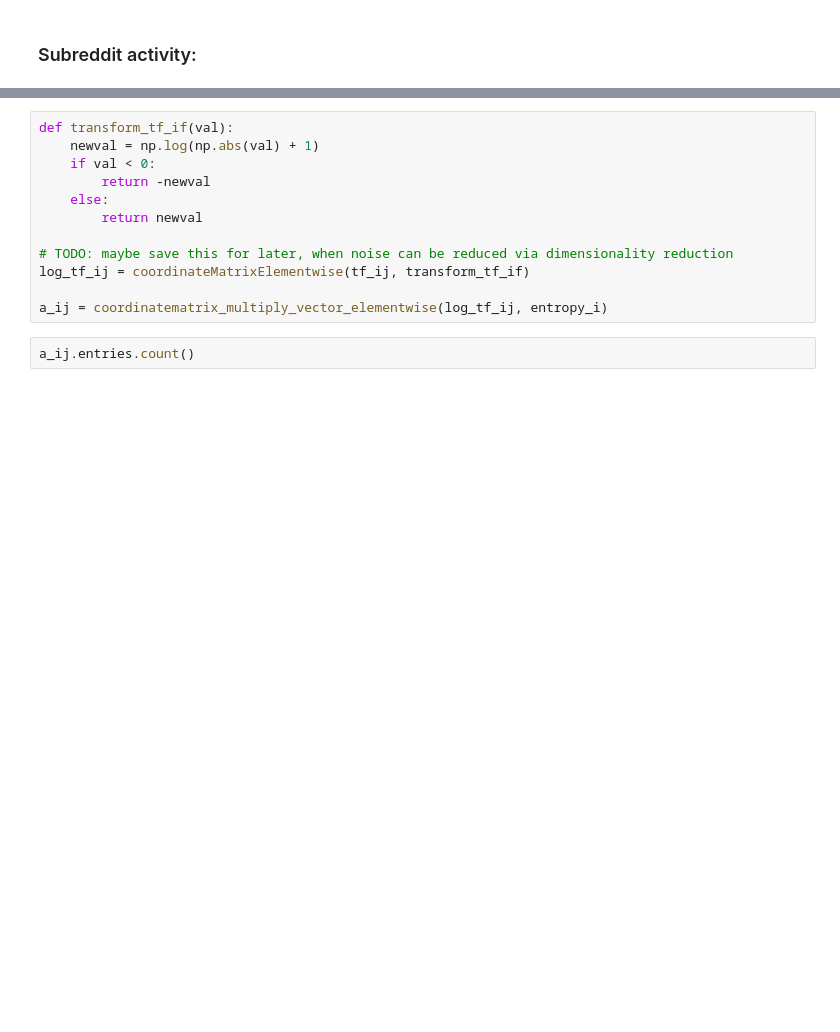
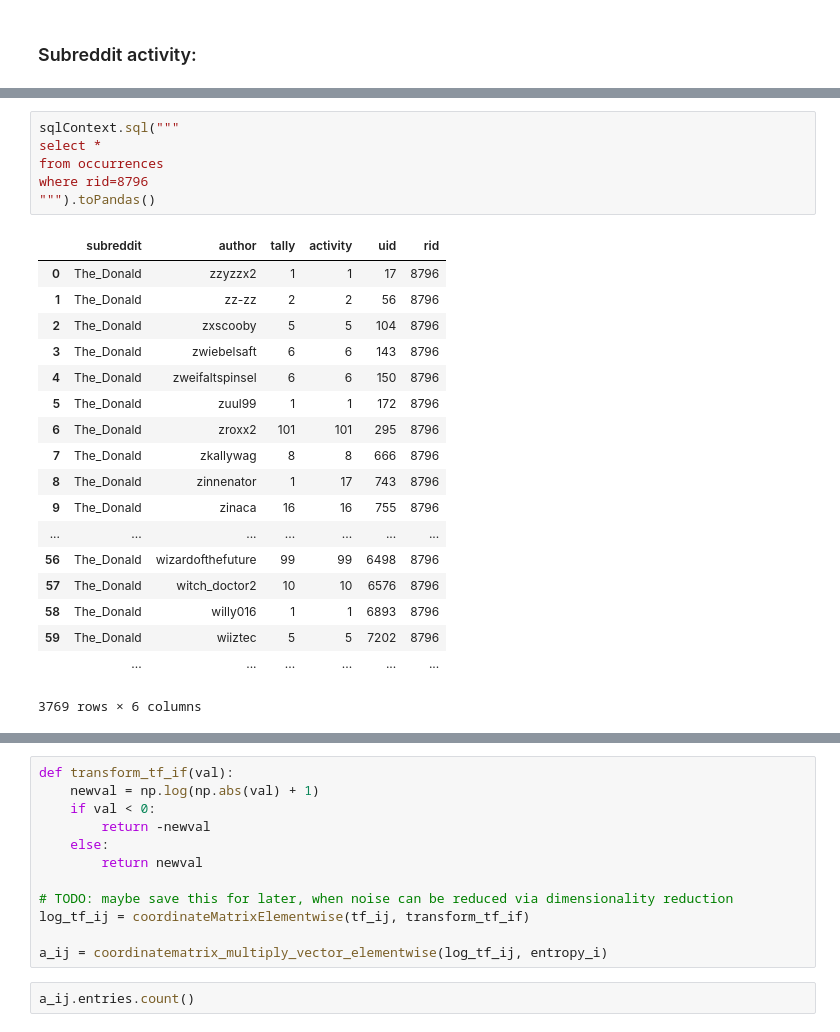
Before and after one commit to hoidn/Reddicommend, a Jupyter notebook: testing.ipynb, the cells around one changed output, grey strips where cells are left out. Cells and saved outputs as stored; diff of their text form; blank space fills up the shorter version.

```diff
--- a/testing.ipynb
+++ b/testing.ipynb
@@ -112,0 +257,25 @@ group by rid
+# %%
+sqlContext.sql("""
+select *
+from occurrences
+where rid=8796
+""").toPandas()
+# %% [output]
+|  | subreddit | author | tally | activity | uid | rid |
+| 0 | The_Donald | zzyzzx2 | 1 | 1 | 17 | 8796 |
+| 1 | The_Donald | zz-zz | 2 | 2 | 56 | 8796 |
+| 2 | The_Donald | zxscooby | 5 | 5 | 104 | 8796 |
+| 3 | The_Donald | zwiebelsaft | 6 | 6 | 143 | 8796 |
+| 4 | The_Donald | zweifaltspinsel | 6 | 6 | 150 | 8796 |
+| 5 | The_Donald | zuul99 | 1 | 1 | 172 | 8796 |
+| 6 | The_Donald | zroxx2 | 101 | 101 | 295 | 8796 |
+| 7 | The_Donald | zkallywag | 8 | 8 | 666 | 8796 |
+| 8 | The_Donald | zinnenator | 1 | 17 | 743 | 8796 |
+| 9 | The_Donald | zinaca | 16 | 16 | 755 | 8796 |
+| ... | ... | ... | ... | ... | ... | ... |
+| 56 | The_Donald | wizardofthefuture | 99 | 99 | 6498 | 8796 |
+| 57 | The_Donald | witch_doctor2 | 10 | 10 | 6576 | 8796 |
+| 58 | The_Donald | willy016 | 1 | 1 | 6893 | 8796 |
+| 59 | The_Donald | wiiztec | 5 | 5 | 7202 | 8796 |
+|  | ... | ... | ... | ... | ... | ... |
+3769 rows × 6 columns
```
Also changed, not shown: parts of 39 cells of this notebook.
